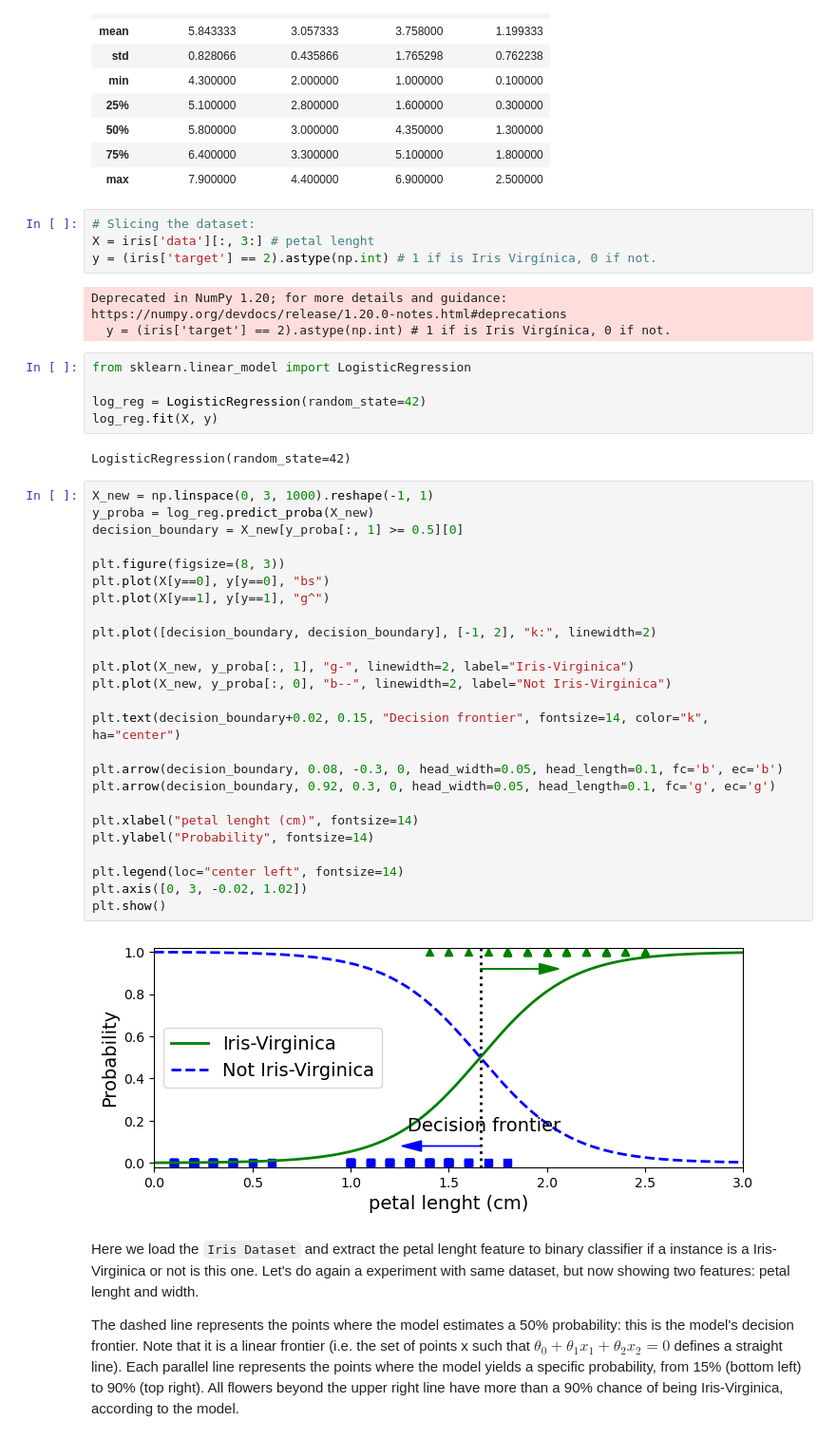
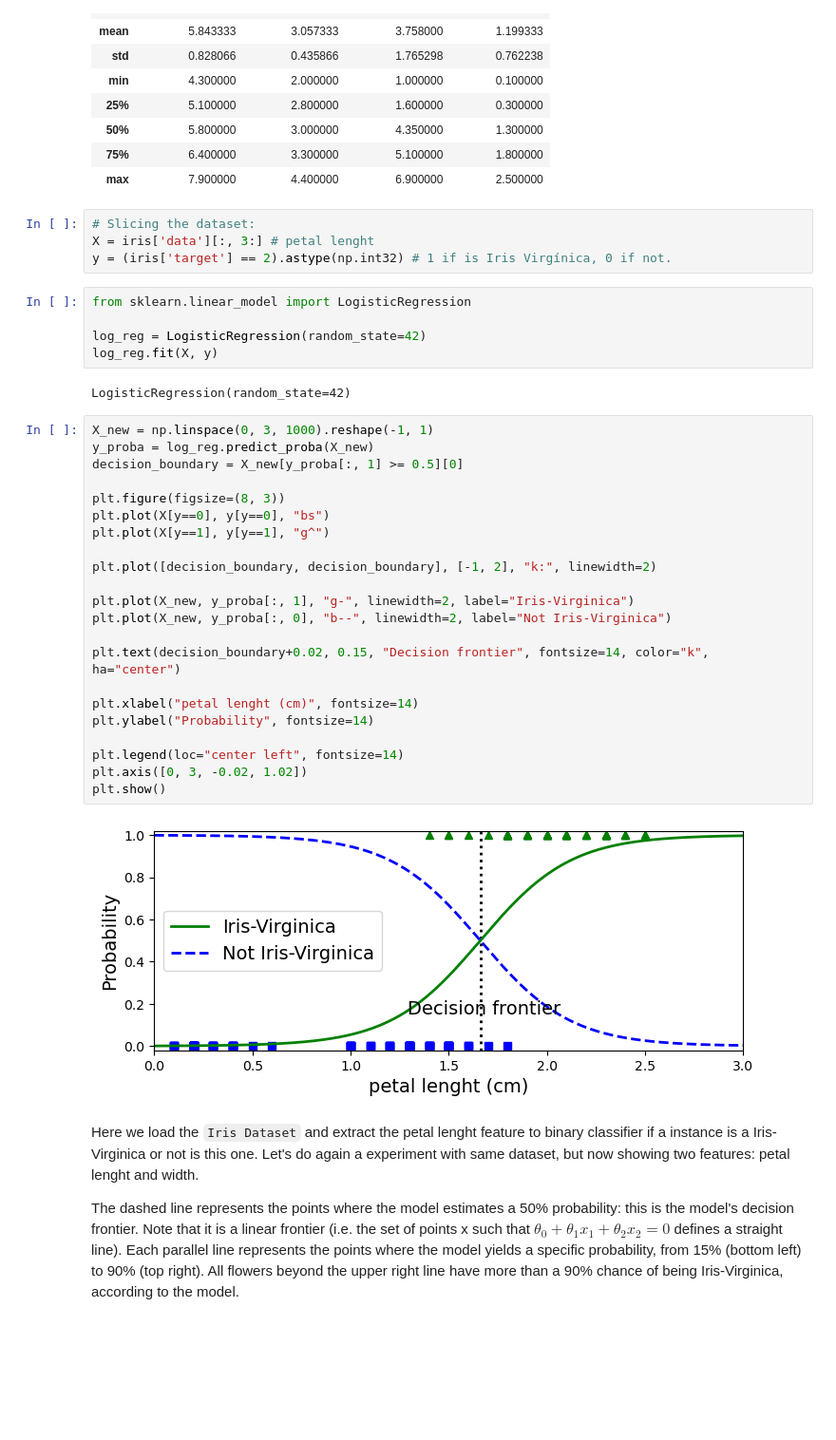
Before and after one commit to BPalhano/Machine-Learning, a Jupyter notebook: Training Model/Model Learning.ipynb, the cells around one changed output. Shown at 95% size. Drawn from its saved outputs; the diff is of its cells as text; blank space fills up the shorter version.

Commit message:
warning removed, numpy updated

````diff
--- a/Training Model/Model Learning.ipynb
+++ b/Training Model/Model Learning.ipynb
@@ -954,10 +957,7 @@ iris_df.describe()
 # %%
 # Slicing the dataset:
 X = iris['data'][:, 3:] # petal lenght
-y = (iris['target'] == 2).astype(np.int) # 1 if is Iris Virgínica, 0 if not.
+y = (iris['target'] == 2).astype(np.int32) # 1 if is Iris Virgínica, 0 if not.
-# %% [output]
-Deprecated in NumPy 1.20; for more details and guidance: https://numpy.org/devdocs/release/1.20.0-notes.html#deprecations
-  y = (iris['target'] == 2).astype(np.int) # 1 if is Iris Virgínica, 0 if not.
 # %%
 from sklearn.linear_model import LogisticRegression
 
@@ -968,30 +968,27 @@ LogisticRegression(random_state=42)
 # %%
 X_new = np.linspace(0, 3, 1000).reshape(-1, 1)
 y_proba = log_reg.predict_proba(X_new)
 decision_boundary = X_new[y_proba[:, 1] >= 0.5][0]
 
 plt.figure(figsize=(8, 3))
 plt.plot(X[y==0], y[y==0], "bs")
 plt.plot(X[y==1], y[y==1], "g^")
 
 plt.plot([decision_boundary, decision_boundary], [-1, 2], "k:", linewidth=2)
 
 plt.plot(X_new, y_proba[:, 1], "g-", linewidth=2, label="Iris-Virginica")
 plt.plot(X_new, y_proba[:, 0], "b--", linewidth=2, label="Not Iris-Virginica")
 
 plt.text(decision_boundary+0.02, 0.15, "Decision frontier", fontsize=14, color="k", ha="center")
 
-plt.arrow(decision_boundary, 0.08, -0.3, 0, head_width=0.05, head_length=0.1, fc='b', ec='b')
-plt.arrow(decision_boundary, 0.92, 0.3, 0, head_width=0.05, head_length=0.1, fc='g', ec='g')
-
 plt.xlabel("petal lenght (cm)", fontsize=14)
 plt.ylabel("Probability", fontsize=14)
 
 plt.legend(loc="center left", fontsize=14)
 plt.axis([0, 3, -0.02, 1.02])
 plt.show()
 # %% [output]
-[figure, old version]
+[figure, new version]
 # %% [markdown]
 Here we load the ```Iris Dataset``` and extract the petal lenght feature to binary classifier if a instance is a Iris-Virginica or not is this one. Let's do again a experiment with same dataset, but now showing two features: petal lenght and width.
 
````
Also changed, not shown: parts of 2 cells of this notebook, 1 other file.
